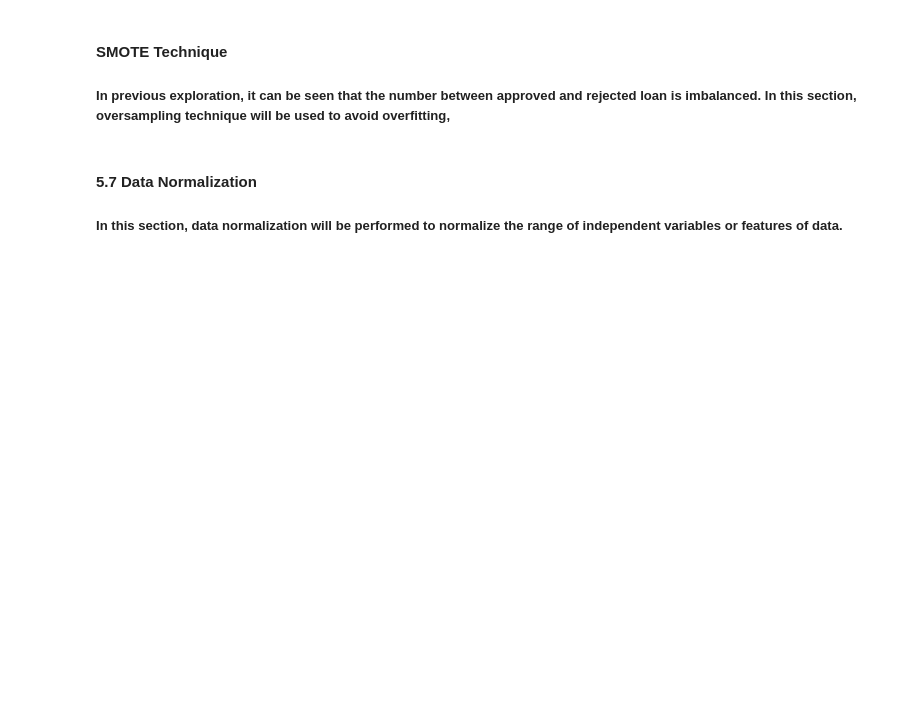
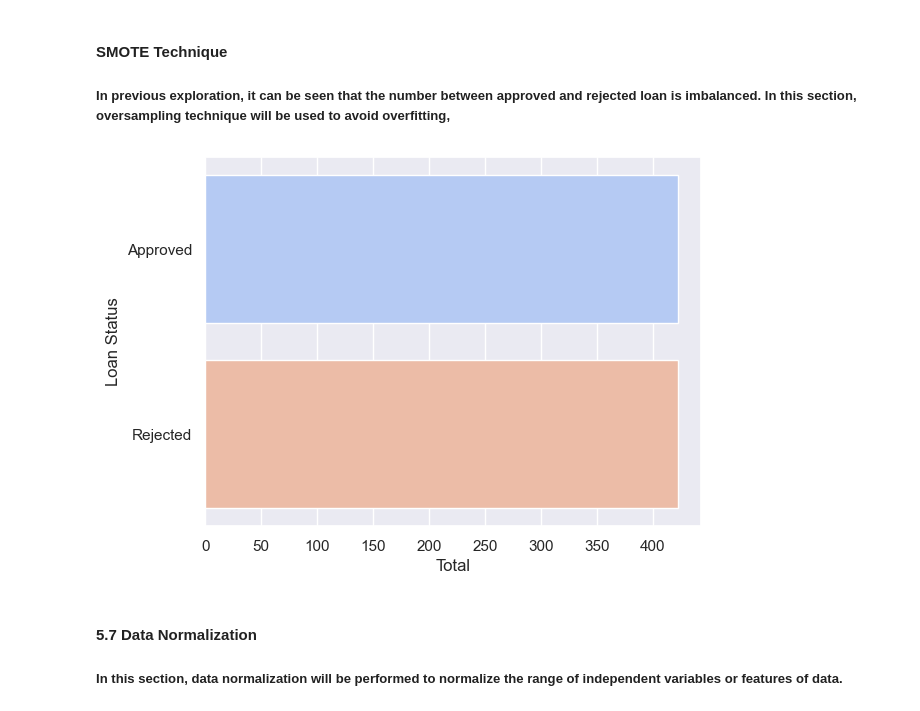
Before and after one commit to kobebaffour/machine_learning, a Jupyter notebook: Loan Prediction/loan_prediction_nm.ipynb, the cells around one changed output. Cells and saved outputs as stored; diff of their text form; code cells hidden in the pictures; blank space fills up the shorter version.

```diff
--- a/Loan Prediction/loan_prediction_nm.ipynb
+++ b/Loan Prediction/loan_prediction_nm.ipynb
@@ -589,6 +589,19 @@ y = df["Loan_Status"]
 ##### In previous exploration, it can be seen that **the number between approved and rejected loan is imbalanced**. In this section, **oversampling technique will be used to avoid overfitting**,
 # %%
 X, y = SMOTE().fit_resample(X, y)
+# %%
+# Assuming y contains boolean values representing loan status (True/False)
+# Convert boolean values to categorical values
+y_categorical = y.map({True: 'Approved', False: 'Rejected'})
+
+# Plot the count plot
+sns.set_theme(style="darkgrid")
+sns.countplot(y=y_categorical, palette="coolwarm")
+plt.ylabel('Loan Status')
+plt.xlabel('Total')
+plt.show()
+# %% [output]
+[figure, added]
 # %% [markdown]
 #### 5.7 Data Normalization
 ##### In this section, data normalization will be performed **to normalize the range of independent variables or features of data**.
```
Also changed, not shown: parts of 9 cells of this notebook.
